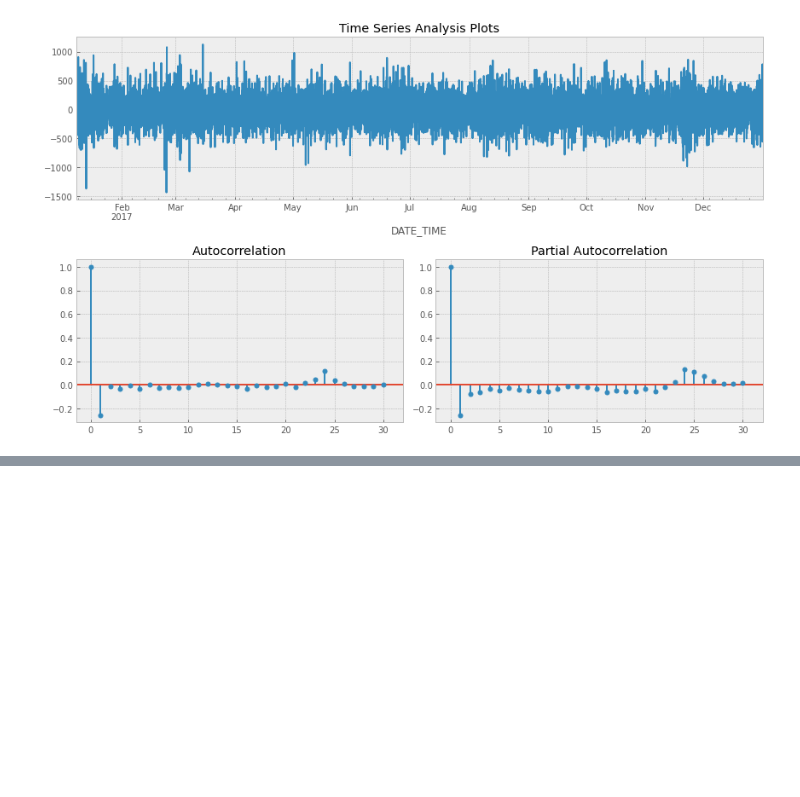
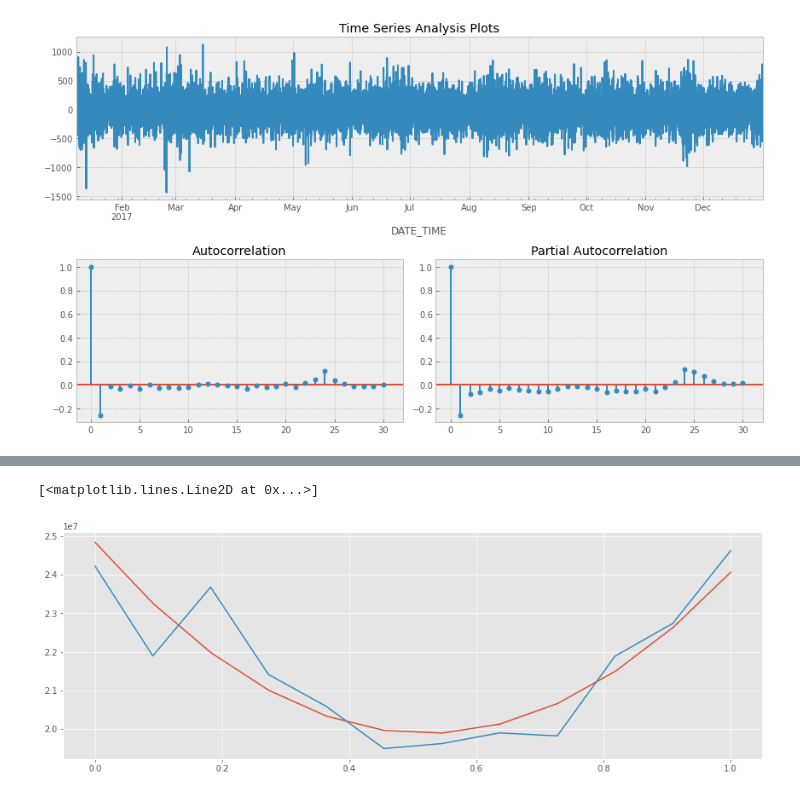
Before and after one commit to akhmetovcr/inn_btg_final, a Jupyter notebook: main.ipynb, the cells around one changed output, grey strips where cells are left out. Saved outputs shown, nothing was run; the diff lists cells and outputs as text; code cells hidden in the pictures; blank space fills up the shorter version.

```diff
--- a/main.ipynb
+++ b/main.ipynb
@@ -468,0 +465,17 @@ See the caveats in the documentation: https://pandas.pydata.org/pandas-docs/stab
+# %%
+from scipy.interpolate import interp1d
+# Проверка прогноза
+trend_2018 = a0 + a1 * v1(x) + a2 * v1(x)**2 + a3 * v2(x) + a4 * v2(x)**2 + a5 * v3(x) + a6 * v3(x)**2
+trend_2018 = trend_2018.ravel()
+
+xx0 = np.linspace(0, 1, len(trend_2018))
+xx1 = np.linspace(0, 1, len(df_noise_2018))
+xx2 = np.linspace(0, 1, len(y_2018))
+# Фукнция интерполяции
+trend = interp1d(xx0, trend_2018)
+
+plt.plot(xx1, trend(xx1).T)
+plt.plot(xx2, y_2018)
+# %% [output]
+[<matplotlib.lines.Line2D at 0x...>]
+[figure, added]
```
Also changed, not shown: parts of 2 cells of this notebook.
